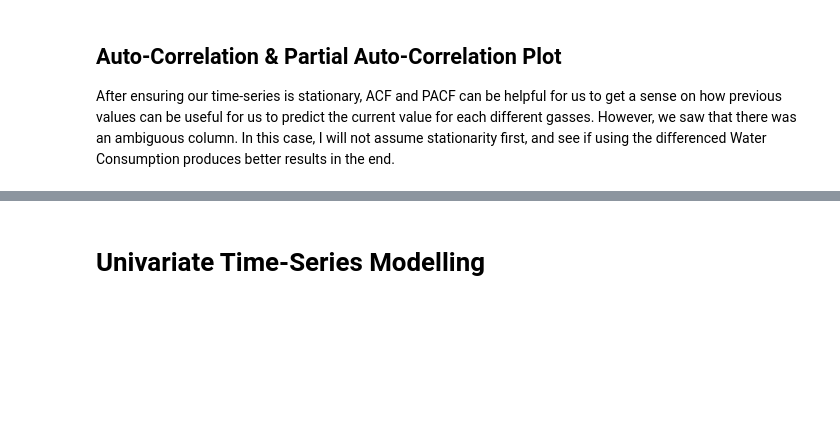
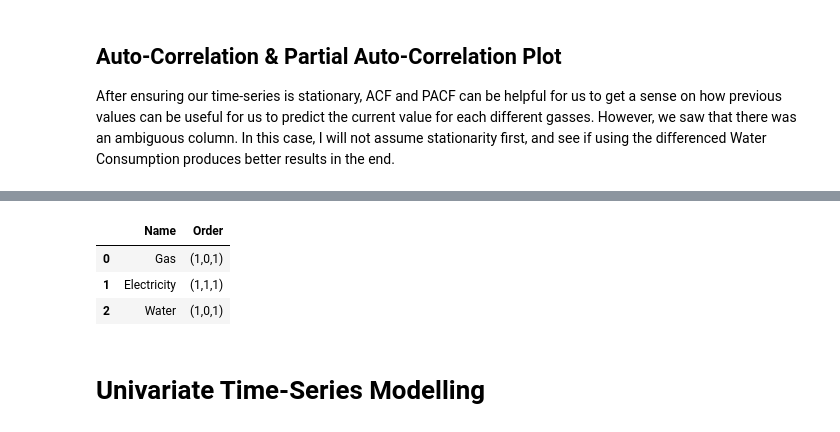
Before and after one commit to fwnriyx/poly, a Jupyter notebook: AI and Machine Learning/CA2/Time Series/energy.ipynb, the cells around one changed output, grey strips where cells are left out. Cells and saved outputs as stored; diff of their text form; code cells hidden in the pictures; blank space fills up the shorter version.

```diff
--- a/AI and Machine Learning/CA2/Time Series/energy.ipynb
+++ b/AI and Machine Learning/CA2/Time Series/energy.ipynb
@@ -556,3 +579,10 @@ The default method 'yw' can produce PACF values outside of the [-1,1] interval.
+# %%
+pd.DataFrame({'Name':['Gas','Electricity','Water'],'Order':['(1,0,1)','(1,1,1)','(1,0,1)']})
+# %% [output]
+|  | Name | Order |
+| 0 | Gas | (1,0,1) |
+| 1 | Electricity | (1,1,1) |
+| 2 | Water | (1,0,1) |
 # %% [markdown]
 # Univariate Time-Series Modelling
 # %% [markdown]
```
Also changed, not shown: parts of 14 cells of this notebook, 2 other files.
